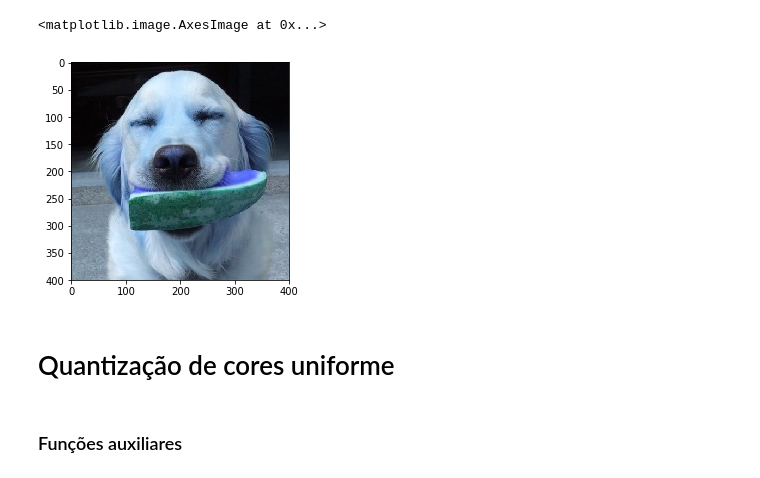
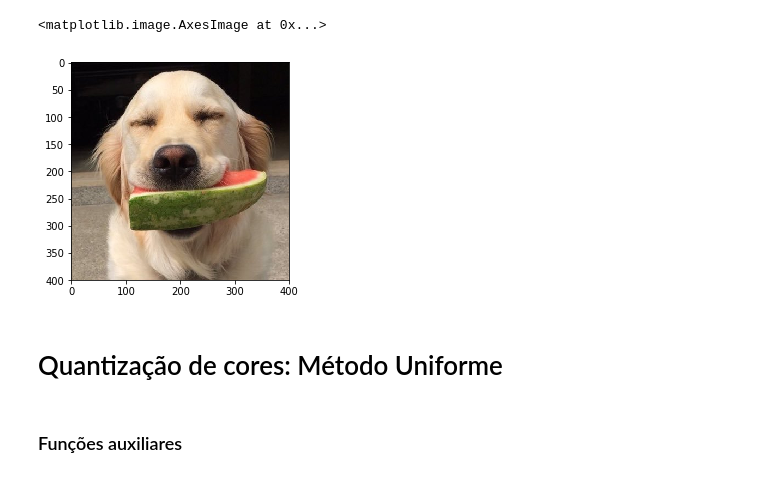
Before and after one commit to abnerfsuniga/image-processing, a Jupyter notebook: trab1-pdi.ipynb, the cells around one changed output. Drawn from its saved outputs; the diff is of its cells as text; code cells hidden in the pictures.

```diff
--- a/trab1-pdi.ipynb
+++ b/trab1-pdi.ipynb
@@ -8,12 +8,12 @@ from math import sqrt
 import cython
 # %%
 img = cv2.imread('dog.jpg')
-plt.imshow(img)
+plt.imshow(cv2.cvtColor(img, cv2.COLOR_BGR2RGB))
 # %% [output]
 <matplotlib.image.AxesImage at 0x...>
-[figure, old version]
+[figure, new version]
 # %% [markdown]
-# Quantização de cores uniforme
+# Quantização de cores: Método Uniforme
 # %% [markdown]
 ### Funções auxiliares
 # %%
```
Also changed, not shown: parts of 6 cells of this notebook, 1 other file.
